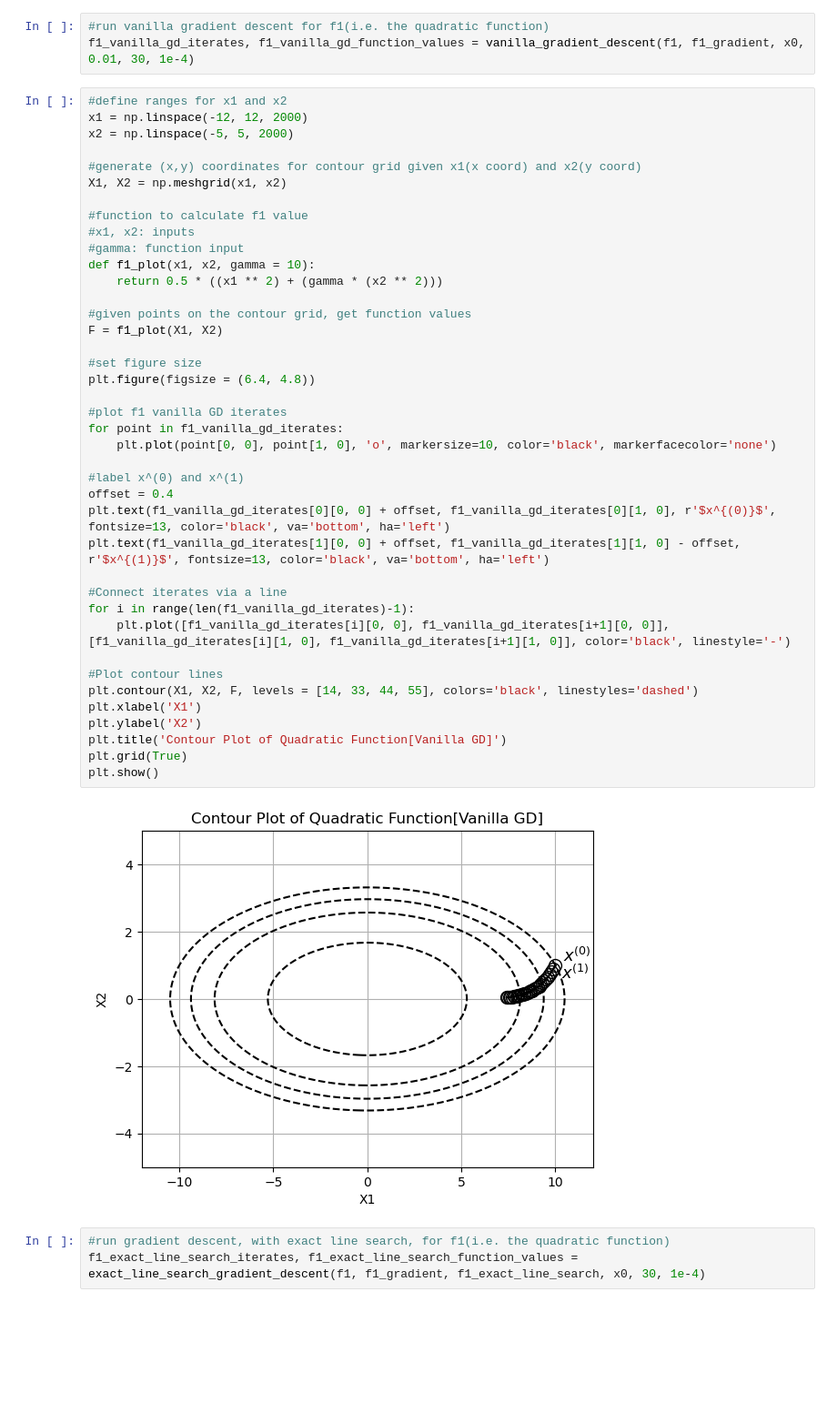
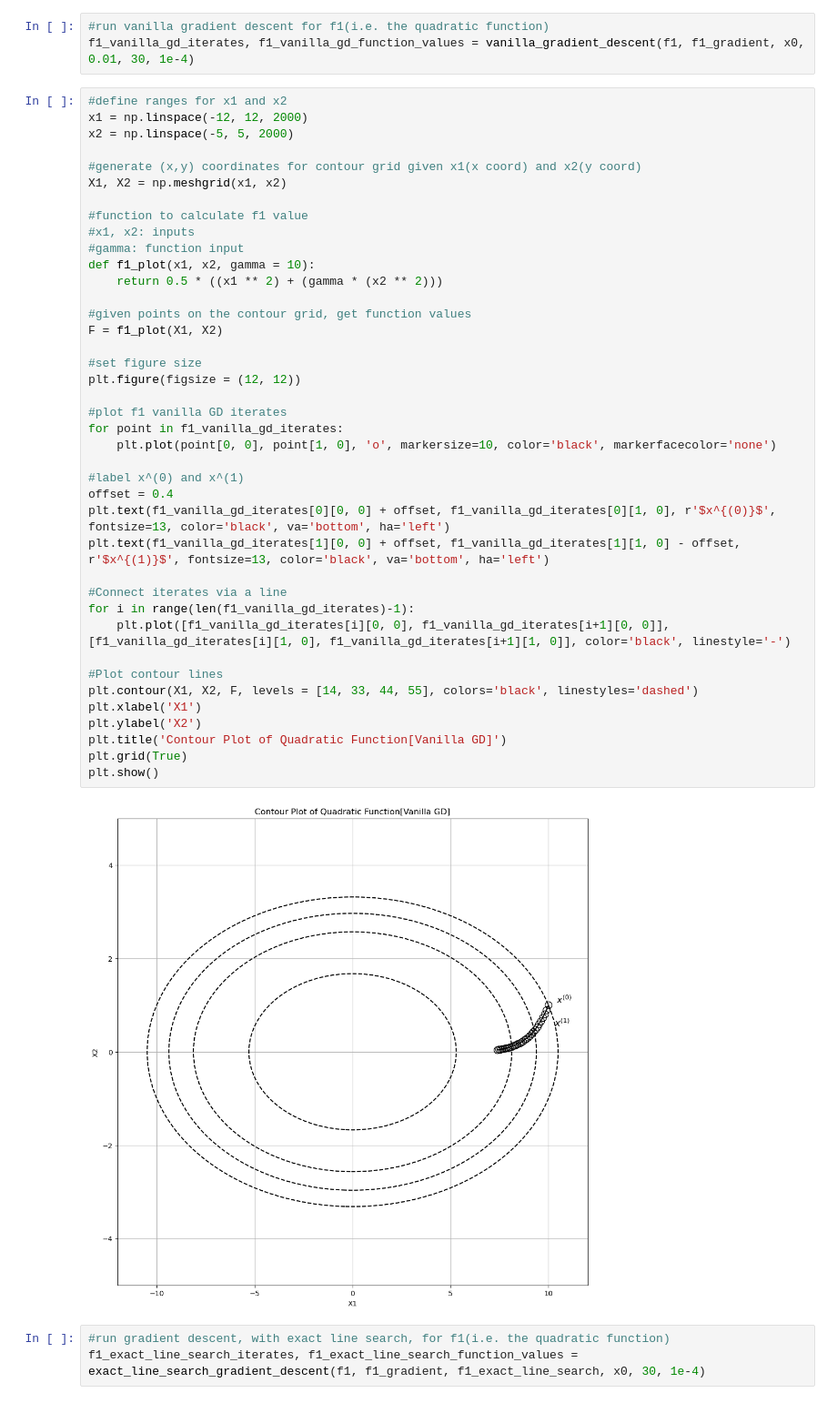
Before and after one commit to Ravi-Raghavan/ConvexOptimization, a Jupyter notebook: Homework #4 - Part 2.ipynb, the cells around one changed output. Shown at 91% size. Drawn from its saved outputs; the diff is of its cells as text; blank space fills up the shorter version.

Commit message:
Resized figures to 12 x 12

```diff
--- a/Homework #4 - Part 2.ipynb
+++ b/Homework #4 - Part 2.ipynb
@@ -214,35 +214,35 @@ X1, X2 = np.meshgrid(x1, x2)
 #gamma: function input
 def f1_plot(x1, x2, gamma = 10):
     return 0.5 * ((x1 ** 2) + (gamma * (x2 ** 2)))
 
 #given points on the contour grid, get function values
 F = f1_plot(X1, X2)
 
 #set figure size
-plt.figure(figsize = (6.4, 4.8))
+plt.figure(figsize = (12, 12))
 
 #plot f1 vanilla GD iterates
 for point in f1_vanilla_gd_iterates:
     plt.plot(point[0, 0], point[1, 0], 'o', markersize=10, color='black', markerfacecolor='none')
 
 #label x^(0) and x^(1)
 offset = 0.4
 plt.text(f1_vanilla_gd_iterates[0][0, 0] + offset, f1_vanilla_gd_iterates[0][1, 0], r'$x^{(0)}$', fontsize=13, color='black', va='bottom', ha='left')
 plt.text(f1_vanilla_gd_iterates[1][0, 0] + offset, f1_vanilla_gd_iterates[1][1, 0] - offset, r'$x^{(1)}$', fontsize=13, color='black', va='bottom', ha='left')
 
 #Connect iterates via a line
 for i in range(len(f1_vanilla_gd_iterates)-1):
     plt.plot([f1_vanilla_gd_iterates[i][0, 0], f1_vanilla_gd_iterates[i+1][0, 0]], [f1_vanilla_gd_iterates[i][1, 0], f1_vanilla_gd_iterates[i+1][1, 0]], color='black', linestyle='-')
 
 #Plot contour lines
 plt.contour(X1, X2, F, levels = [14, 33, 44, 55], colors='black', linestyles='dashed')
 plt.xlabel('X1')
 plt.ylabel('X2')
 plt.title('Contour Plot of Quadratic Function[Vanilla GD]')
 plt.grid(True)
 plt.show()
 # %% [output]
-[figure, old version]
+[figure, new version]
 # %%
 #run gradient descent, with exact line search, for f1(i.e. the quadratic function)
 f1_exact_line_search_iterates, f1_exact_line_search_function_values = exact_line_search_gradient_descent(f1, f1_gradient, f1_exact_line_search, x0, 30, 1e-4)
```
Also changed, not shown: parts of 9 cells of this notebook.
